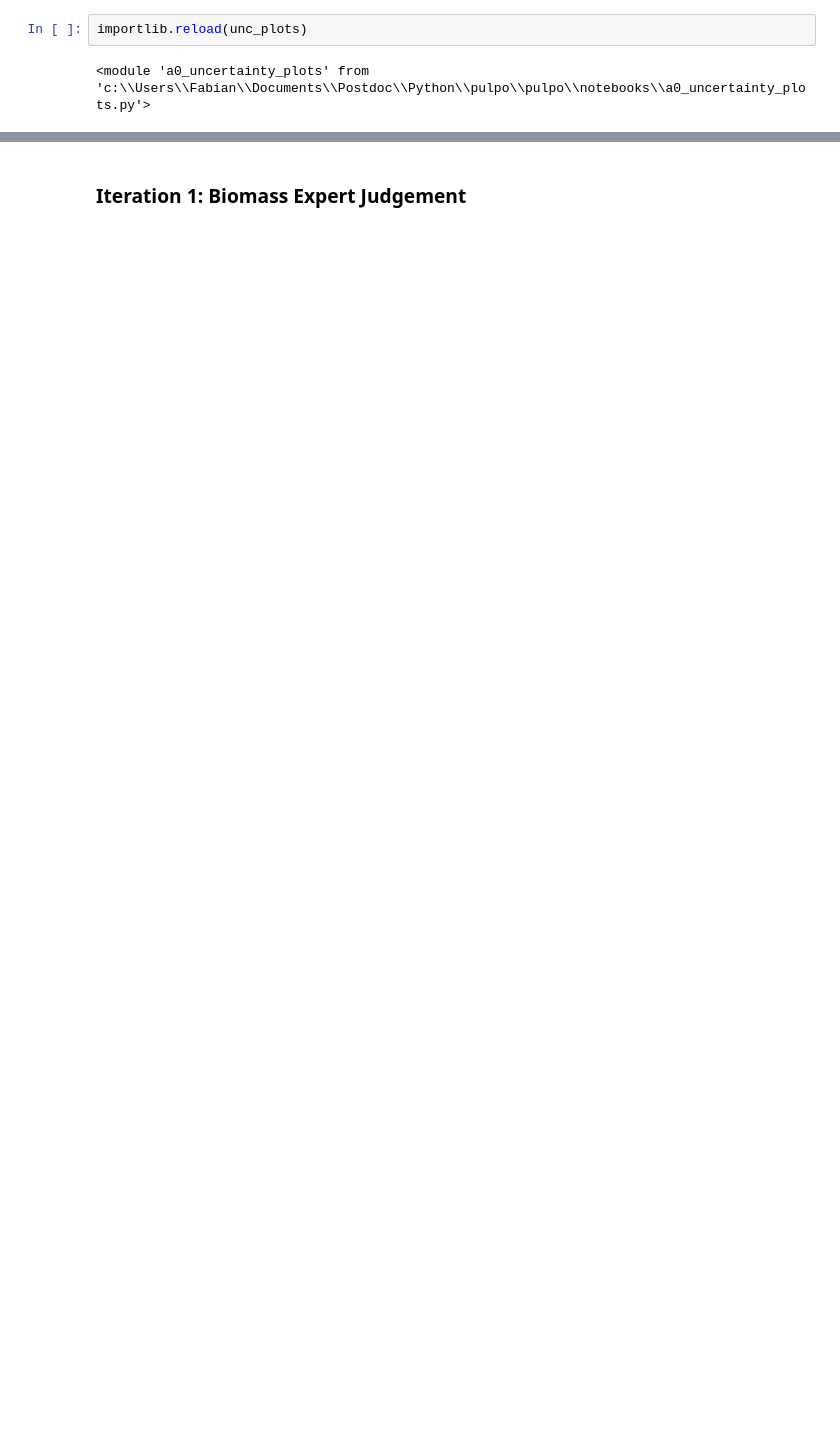
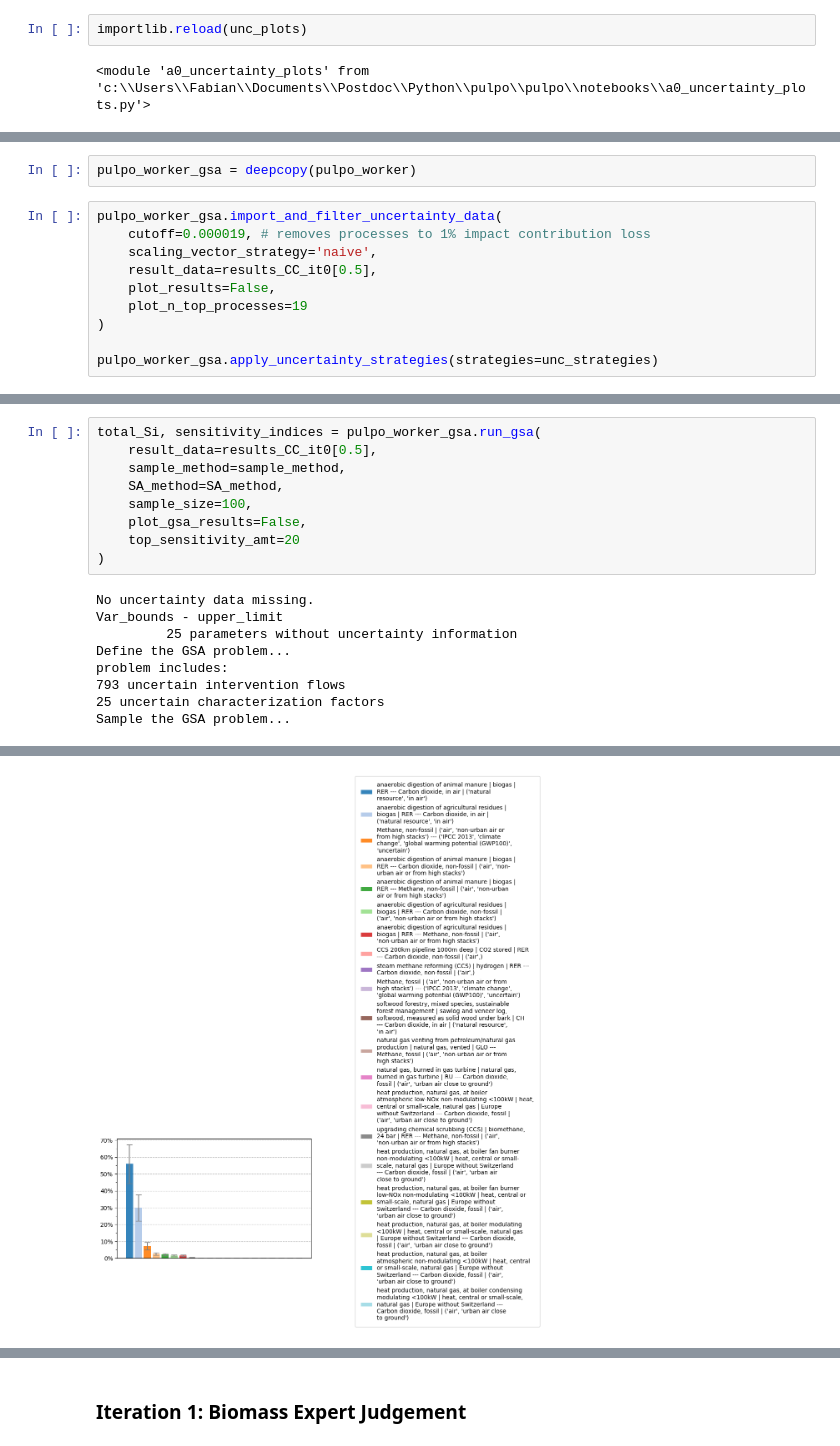
Before and after one commit to flechtenberg/pulpo, a Jupyter notebook: notebooks/01_uncertainty_case copy.ipynb, the cells around one changed output, grey strips where cells are left out. Saved outputs shown, nothing was run; the diff lists cells and outputs as text; blank space fills up the shorter version.

```diff
--- a/notebooks/01_uncertainty_case copy.ipynb
+++ b/notebooks/01_uncertainty_case copy.ipynb
@@ -440,0 +425,12 @@ by grouping the processes by product, we reduce the number of variables to 6
+# %%
+pulpo_worker_gsa = deepcopy(pulpo_worker)
+# %%
+pulpo_worker_gsa.import_and_filter_uncertainty_data(
+    cutoff=0.000019, # removes processes to 1% impact contribution loss
+    scaling_vector_strategy='naive',
+    result_data=results_CC_it0[0.5],
+    plot_results=False,
+    plot_n_top_processes=19
+)
+
+pulpo_worker_gsa.apply_uncertainty_strategies(strategies=unc_strategies)
@@ -440,0 +455,18 @@ by grouping the processes by product, we reduce the number of variables to 6
+# %%
+total_Si, sensitivity_indices = pulpo_worker_gsa.run_gsa(
+    result_data=results_CC_it0[0.5],
+    sample_method=sample_method,
+    SA_method=SA_method,
+    sample_size=100,
+    plot_gsa_results=False,
+    top_sensitivity_amt=20
+)
+# %% [output]
+No uncertainty data missing.
+Var_bounds - upper_limit
+         25 parameters without uncertainty information
+Define the GSA problem...
+problem includes:
+793 uncertain intervention flows
+25 uncertain characterization factors
+Sample the GSA problem...
@@ -440,0 +490 @@ by grouping the processes by product, we reduce the number of variables to 6
+[figure, added]
```
Also changed, not shown: parts of 17 cells of this notebook, 2 other files.
